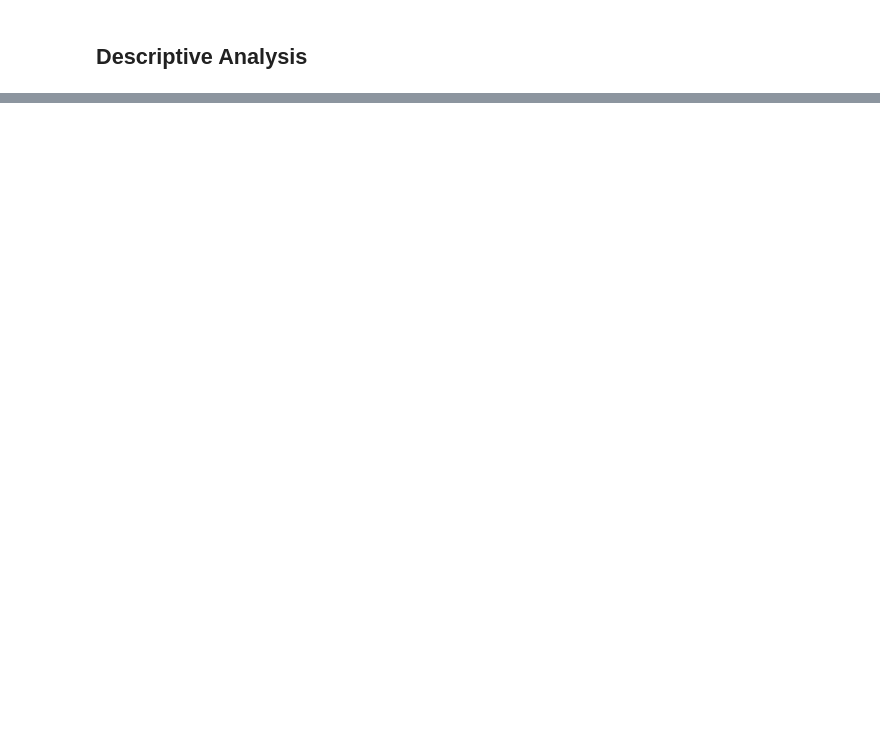
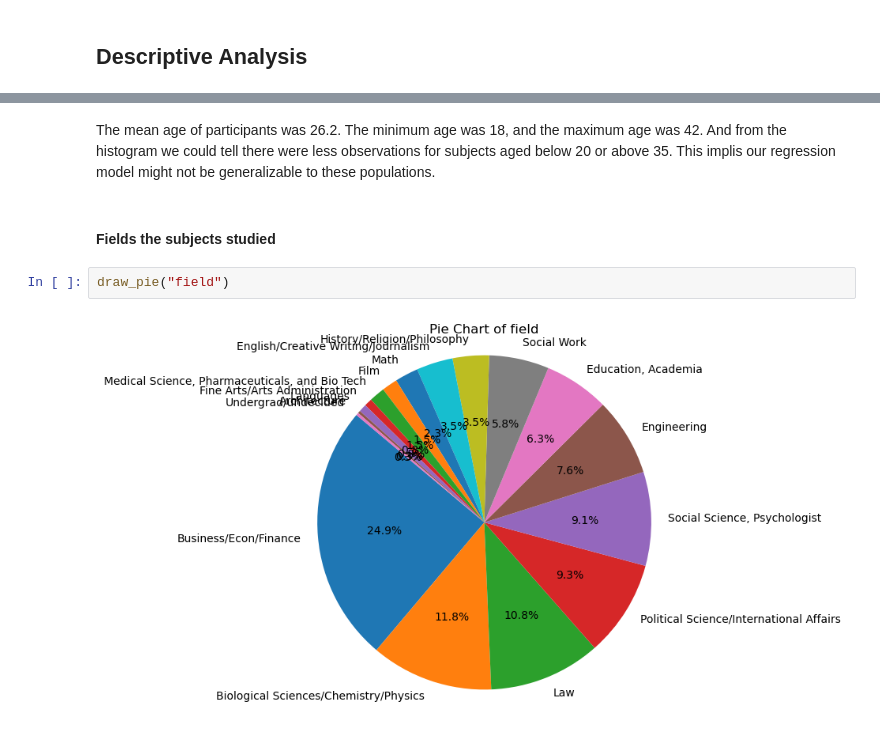
Before and after one commit to flaviafafa/speed_dating_project, a Jupyter notebook: data_processing/Phase2.ipynb, the cells around one changed output, grey strips where cells are left out. Saved outputs shown, nothing was run; the diff lists cells and outputs as text; blank space fills up the shorter version.

```diff
--- a/data_processing/Phase2.ipynb
+++ b/data_processing/Phase2.ipynb
@@ -381,0 +434,8 @@ plt.show()
+# %% [markdown]
+The mean age of participants was 26.2. The minimum age was 18, and the maximum age was 42. And from the histogram we could tell there were less observations for subjects aged below 20 or above 35. This implis our regression model might not be generalizable to these populations.
+# %% [markdown]
+#### Fields the subjects studied
+# %%
+draw_pie("field")
+# %% [output]
+[figure, added]
```
Also changed, not shown: parts of 73 cells of this notebook.
